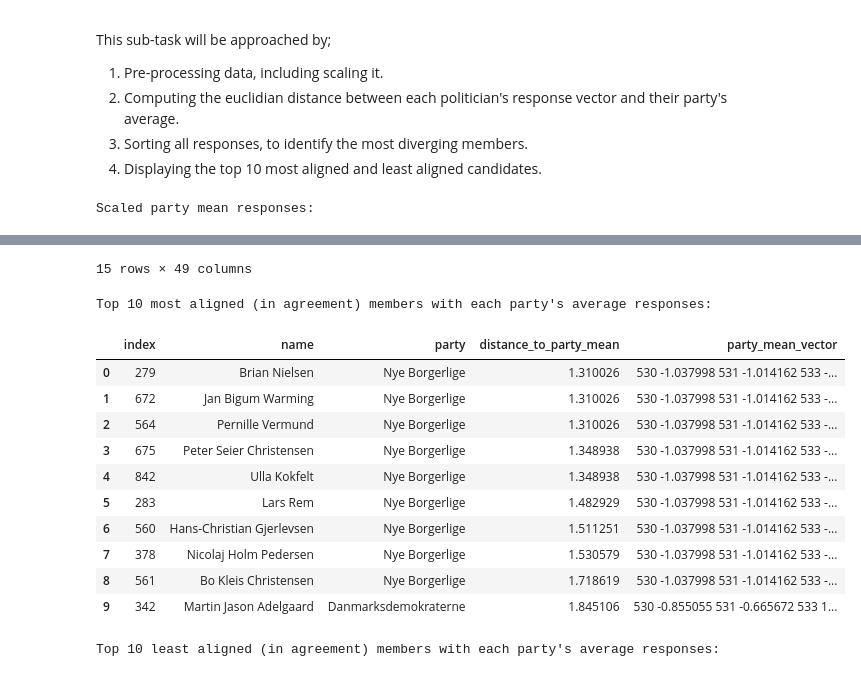
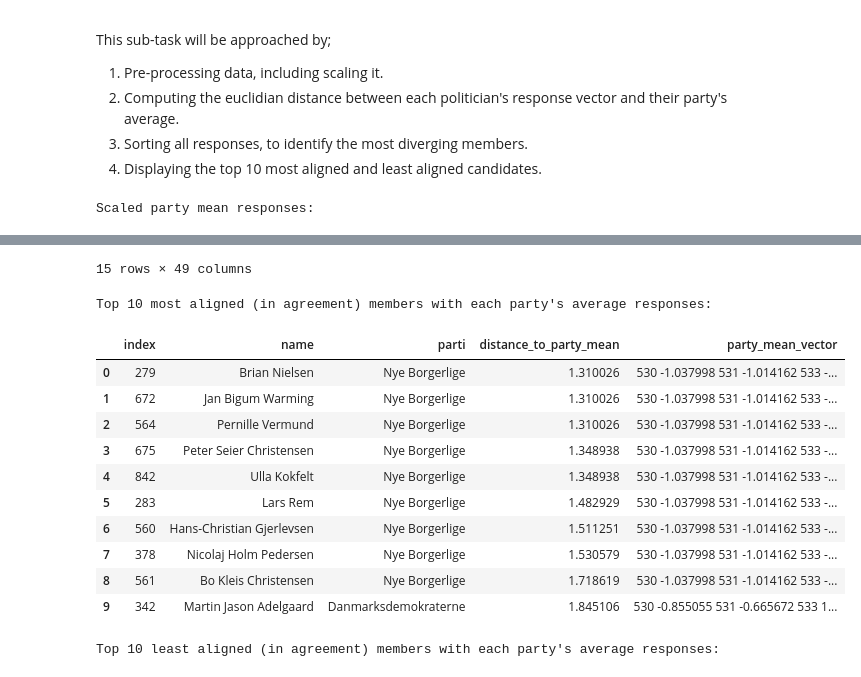
Before and after one commit to Dogmeat2000/MAL1-Python, a Jupyter notebook: Assignment 6/6. Candidate Test 2022 II.ipynb, the cells around one changed output, grey strips where cells are left out. Saved outputs shown, nothing was run; the diff lists cells and outputs as text; code cells hidden in the pictures.

```diff
--- a/Assignment 6/6. Candidate Test 2022 II.ipynb
+++ b/Assignment 6/6. Candidate Test 2022 II.ipynb
@@ -627,16 +630,6 @@ This sub-task will be approached by;
 3. Sorting all responses, to identify the most diverging members.
 4. Displaying the top 10 most aligned and least aligned candidates.
 # %%
-# Function to be used later
-def plotCluster(fitted_data, graph_name):
-  plt.scatter(X_visualization[:, 0], X_visualization[:, 1], c=fitted_data, cmap='rainbow', s=10)
-  plt.title(graph_name)
-  plt.xlabel('PC1')
-  plt.ylabel('PC2')
-  plt.grid(True)
-  plt.show()
-
-
 # Data Pre-Processing:
 # 1. Let's first prepare the data:
 ## Remove non-numerical columns:
@@ -650,10 +643,6 @@ X_clean = X.dropna()
 scaler = StandardScaler()
 X_scaled = scaler.fit_transform(X_clean.drop(columns=['parti']))
 
-## For visualization:
-pca_visualization = PCA(n_components=2)
-X_visualization = pca_visualization.fit_transform(X_scaled)
-
 ## Rebuild scaled data into a dataframe and calculate party means.
 X_scaled_df = pd.DataFrame(X_scaled, columns=X_clean.columns.drop('parti'), index=X_clean.index)
 X_scaled_df['parti'] = X_clean['parti']
@@ -664,7 +653,6 @@ print("Scaled party mean responses:")
 display(party_mean_responses_scaled)
 
 # 2. Compute the euclidian distance between each politician's response vector and their party's average:
-
 ## In order to calculate the distance between each candidate and their party avg, I'll be using the euclidian distance calculation, which simply calculates the distance between two points in each dimension (49 dimensions)
 ## The principle is to calculate the square root of the total sum of squared differences across all dimensions
 distances = []
@@ -675,41 +663,41 @@ for idx, row in X_scaled_df.drop(columns='parti').iterrows():
     distances.append((idx, raw_data.loc[idx, 'navn'], party, distance, party_avg))
 
 # Convert to dataframe for easier sorting and display:
-distance_df = pd.DataFrame(distances, columns=['index', 'name', 'party', 'distance_to_party_mean', 'party_mean_vector'])
+distance_df = pd.DataFrame(distances, columns=['index', 'name', 'parti', 'distance_to_party_mean', 'party_mean_vector'])
 
 # Sort results by agreement:
 distance_df_sorted = distance_df.sort_values(by='distance_to_party_mean').reset_index(drop=True)
 
 # Print most aligned members:
 print("Top 10 most aligned (in agreement) members with each party's average responses:")
 display(distance_df_sorted.head(10))
 print()
 
 # Print least aligned members:
 print("Top 10 least aligned (in agreement) members with each party's average responses:")
 display(distance_df_sorted.tail(10))
 # %% [output]
 Scaled party mean responses:
 |  | 530 | 531 | 533 | 534 | 535 | 537 | 538 | 540 | 541 | 543 | ... | ... |
 | parti |  |  |  |  |  |  |  |  |  |  |  | ... |
 | Alternativet | 1.056226 | 0.890222 | -0.920383 | -0.497482 | -1.275769 | -0.982312 | 0.193900 | -0.083557 | 0.919575 | -1.028398 | ... | ... |
 | Danmarksdemokraterne | -0.855055 | -0.665672 | 1.310448 | 0.114386 | 0.597085 | 0.204944 | -0.668524 | 0.423243 | -1.035164 | 0.548547 | ... | ... |
 | Dansk Folkeparti | -0.667748 | -0.481924 | 1.334992 | 2.009352 | 0.444959 | 0.082269 | -0.432843 | 0.213175 | -0.735765 | 0.245214 | ... | ... |
 | Det Konservative Folkeparti | -0.854280 | -0.974765 | 0.941024 | -0.420551 | 0.641132 | 0.995359 | -0.754678 | 0.823969 | -0.612245 | 0.827115 | ... | ... |
 | Enhedslisten | 1.111673 | 1.342578 | -0.935693 | 1.109034 | -1.930925 | -1.135721 | 1.046480 | -1.452316 | 1.229131 | -1.258435 | ... | ... |
 | Frie Grønne, Danmarks Nye Venstre... | 1.086093 | 1.378623 | -0.988752 | -0.404692 | -2.010093 | -1.214584 | -0.596708 | -1.231461 | 1.265555 | -1.324527 | ... | ... |
 | Kristendemokraterne | 0.353394 | -0.224973 | -0.521332 | -0.334646 | 0.178367 | -0.195628 | -0.054815 | 0.372026 | -0.176675 | -0.042391 | ... | ... |
 | Liberal Alliance | -1.069509 | -1.032894 | -0.240880 | -0.100982 | 0.533991 | 1.314279 | -0.770004 | 1.026673 | -0.668154 | 0.968911 | ... | ... |
 | Løsgænger | -0.265987 | -0.224973 | 0.101894 | 1.538098 | -0.208947 | 0.514553 | -0.519688 | 0.606947 | 1.461587 | 0.129280 | ... | ... |
 | Moderaterne | 0.185994 | 0.748072 | 0.133056 | -0.558000 | 0.336813 | 0.483675 | -0.662725 | 0.465994 | 0.217721 | 0.488230 | ... | ... |
 | Nye Borgerlige | -1.037998 | -1.014162 | -0.154728 | 2.118214 | 0.747946 | 1.188408 | -0.755279 | 0.968081 | -0.849469 | 1.067508 | ... | ... |
 | Radikale Venstre | 0.720426 | -0.366682 | -0.812946 | -0.615955 | 0.004417 | -0.256462 | 0.574979 | 0.102977 | 0.272964 | -0.627287 | ... | ... |
 | Socialdemokratiet | 0.138083 | 0.522350 | 0.575761 | -0.494015 | 0.419983 | -0.581064 | 1.068526 | -0.912749 | -0.127507 | 0.189554 | ... | ... |
 | Socialistisk Folkeparti | 1.039736 | 1.302413 | -0.745693 | -0.554564 | -0.036417 | -1.140478 | 1.397019 | -1.435300 | 1.243152 | -1.231608 | ... | ... |
 | Venstre | -0.717968 | -0.718866 | 0.569314 | -0.532229 | 0.512865 | 0.638063 | -0.716365 | 0.630439 | -0.730347 | 0.636492 | ... | ... |
 15 rows × 49 columns
 Top 10 most aligned (in agreement) members with each party's average responses:
-|  | index | name | party | distance_to_party_mean | party_mean_vector |
+|  | index | name | parti | distance_to_party_mean | party_mean_vector |
 | 0 | 279 | Brian Nielsen | Nye Borgerlige | 1.310026 | 530 -1.037998 531 -1.014162 533 -... |
 | 1 | 672 | Jan Bigum Warming | Nye Borgerlige | 1.310026 | 530 -1.037998 531 -1.014162 533 -... |
 | 2 | 564 | Pernille Vermund | Nye Borgerlige | 1.310026 | 530 -1.037998 531 -1.014162 533 -... |
```
Also changed, not shown: parts of 8 cells of this notebook.
